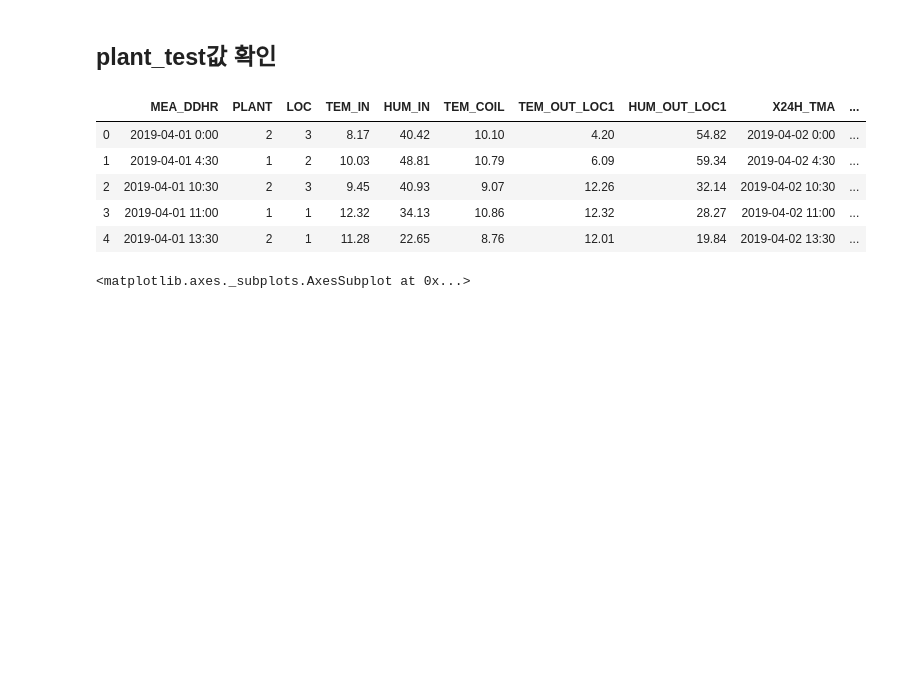
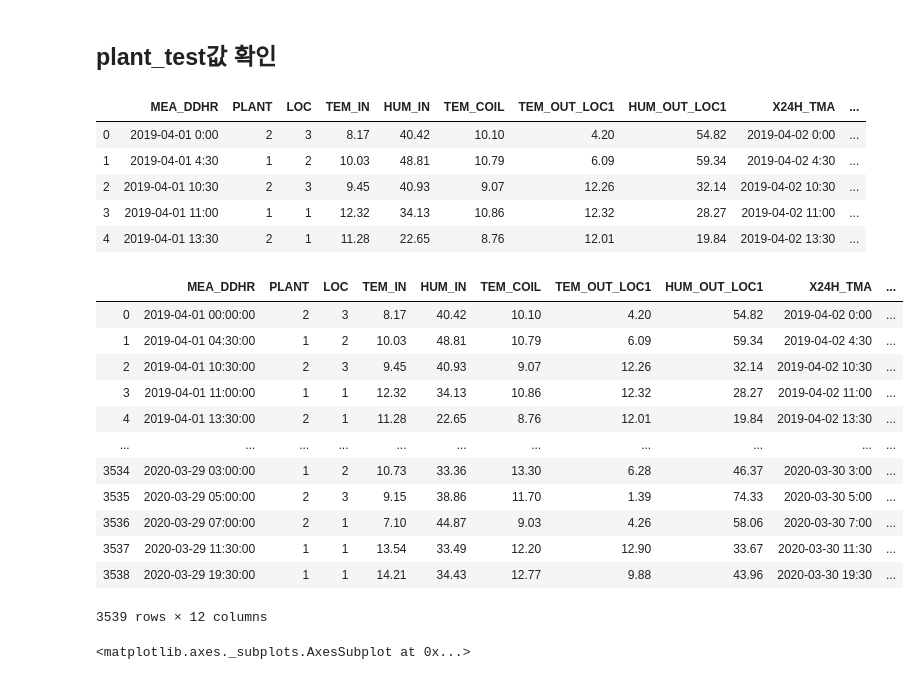
Before and after one commit to ek-koh/2020-Weather-Bigdata-Contest, a Jupyter notebook: Weather-Bigdata-Contest/1.전처리.ipynb, the cells around one changed output. Drawn from its saved outputs; the diff is of its cells as text; code cells hidden in the pictures; blank space fills up the shorter version.

```diff
--- a/Weather-Bigdata-Contest/1.전처리.ipynb
+++ b/Weather-Bigdata-Contest/1.전처리.ipynb
@@ -130,6 +130,23 @@ plant_test.head()
 | 2 | 2019-04-01 10:30 | 2 | 3 | 9.45 | 40.93 | 9.07 | 12.26 | 32.14 | 2019-04-02 10:30 | ... |
 | 3 | 2019-04-01 11:00 | 1 | 1 | 12.32 | 34.13 | 10.86 | 12.32 | 28.27 | 2019-04-02 11:00 | ... |
 | 4 | 2019-04-01 13:30 | 2 | 1 | 11.28 | 22.65 | 8.76 | 12.01 | 19.84 | 2019-04-02 13:30 | ... |
+# %%
+plant_test['MEA_DDHR'] = pd.to_datetime(plant_test['MEA_DDHR'])
+plant_test.sort_values(by="")
+# %% [output]
+|  | MEA_DDHR | PLANT | LOC | TEM_IN | HUM_IN | TEM_COIL | TEM_OUT_LOC1 | HUM_OUT_LOC1 | X24H_TMA | ... |
+| 0 | 2019-04-01 00:00:00 | 2 | 3 | 8.17 | 40.42 | 10.10 | 4.20 | 54.82 | 2019-04-02 0:00 | ... |
+| 1 | 2019-04-01 04:30:00 | 1 | 2 | 10.03 | 48.81 | 10.79 | 6.09 | 59.34 | 2019-04-02 4:30 | ... |
+| 2 | 2019-04-01 10:30:00 | 2 | 3 | 9.45 | 40.93 | 9.07 | 12.26 | 32.14 | 2019-04-02 10:30 | ... |
+| 3 | 2019-04-01 11:00:00 | 1 | 1 | 12.32 | 34.13 | 10.86 | 12.32 | 28.27 | 2019-04-02 11:00 | ... |
+| 4 | 2019-04-01 13:30:00 | 2 | 1 | 11.28 | 22.65 | 8.76 | 12.01 | 19.84 | 2019-04-02 13:30 | ... |
+| ... | ... | ... | ... | ... | ... | ... | ... | ... | ... | ... |
+| 3534 | 2020-03-29 03:00:00 | 1 | 2 | 10.73 | 33.36 | 13.30 | 6.28 | 46.37 | 2020-03-30 3:00 | ... |
+| 3535 | 2020-03-29 05:00:00 | 2 | 3 | 9.15 | 38.86 | 11.70 | 1.39 | 74.33 | 2020-03-30 5:00 | ... |
+| 3536 | 2020-03-29 07:00:00 | 2 | 1 | 7.10 | 44.87 | 9.03 | 4.26 | 58.06 | 2020-03-30 7:00 | ... |
+| 3537 | 2020-03-29 11:30:00 | 1 | 1 | 13.54 | 33.49 | 12.20 | 12.90 | 33.67 | 2020-03-30 11:30 | ... |
+| 3538 | 2020-03-29 19:30:00 | 1 | 1 | 14.21 | 34.43 | 12.77 | 9.88 | 43.96 | 2020-03-30 19:30 | ... |
+3539 rows × 12 columns
 # %%
 missingno.matrix(plant_test)
 # %% [output]
```
Also changed, not shown: parts of 1 cell of this notebook, 12 other files.
